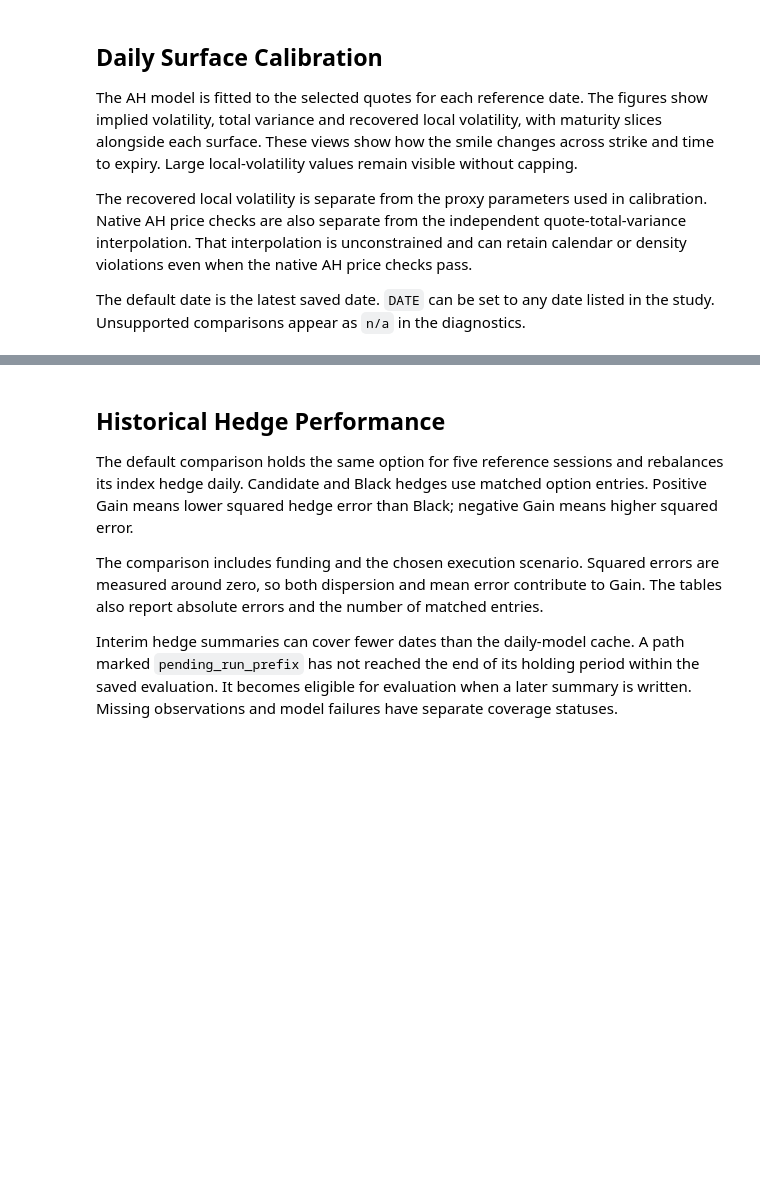
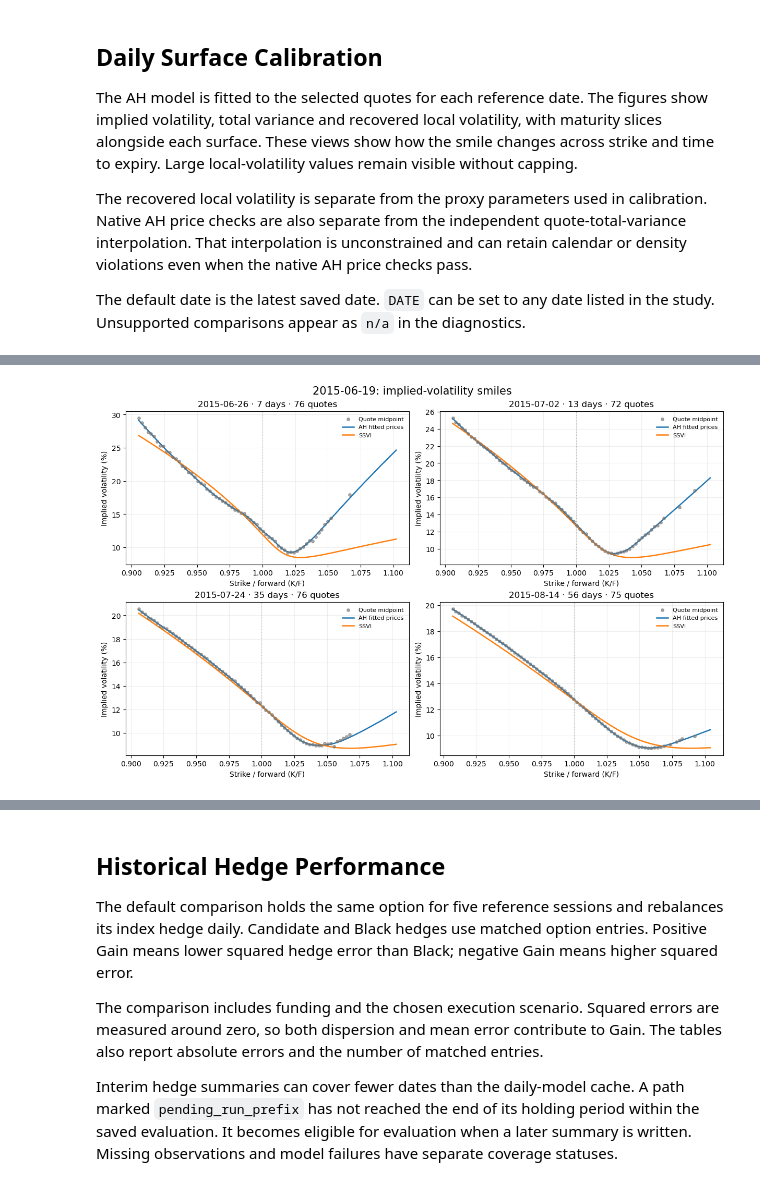
Before and after one commit to KVInator/local-vol-spx, a Jupyter notebook: notebooks/research.ipynb, the cells around one changed output, grey strips where cells are left out. Drawn from its saved outputs; the diff is of its cells as text; code cells hidden in the pictures; blank space fills up the shorter version.

```diff
--- a/notebooks/research.ipynb
+++ b/notebooks/research.ipynb
@@ -334,0 +460,25 @@ if evidence is not None:
+# %%
+if vol_quotes is not None:
+    vol_columns = min(2, len(vol_selected))
+    vol_rows = (len(vol_selected) + vol_columns - 1) // vol_columns
+    fig, axes = plt.subplots(vol_rows, vol_columns, figsize=(12, 3.8 * vol_rows), squeeze=False, layout="constrained")
+    fig.suptitle(f"{VOL_DATE}: implied-volatility smiles", fontsize=15)
+    for ax, index in zip(axes.flat, vol_selected):
+        row = vol_expiries.iloc[index]
+        group = vol_quotes.loc[vol_quotes.expire_date.eq(row.expire_date)]
+        observed = group.loc[group.iv_status.eq("ready")]
+        ax.scatter(observed.kf, 100 * observed.observed_iv, s=15, color="0.45", alpha=0.6, label="Quote midpoint", zorder=3)
+        ax.plot(group.kf, 100 * group.ah_iv, color="tab:blue", linewidth=1.8, label="AH fitted prices")
+        ax.plot(group.kf, 100 * group.ssvi_iv, color="tab:orange", linewidth=1.8, label="SSVI")
+        ax.axvline(1, color="0.65", linestyle=":", linewidth=0.8)
+        ax.set(title=f"{row.expire_date} · {row.days:g} days · {len(group)} quotes", xlabel="Strike / forward (K/F)", ylabel="Implied volatility (%)")
+        ax.grid(alpha=0.2)
+        ax.legend(frameon=False, fontsize=8)
+    for ax in axes.flat[len(vol_selected):]:
+        ax.set_visible(False)
+    if VOL_SAVE_FIGURES:
+        fig.savefig(VOL_FIGURE_FOLDER / "implied_volatility_smiles.png", dpi=180)
+    display(fig)
+    plt.close(fig)
+# %% [output]
+[figure, added]
```
Also changed, not shown: parts of 11 cells of this notebook, 3 other files.
